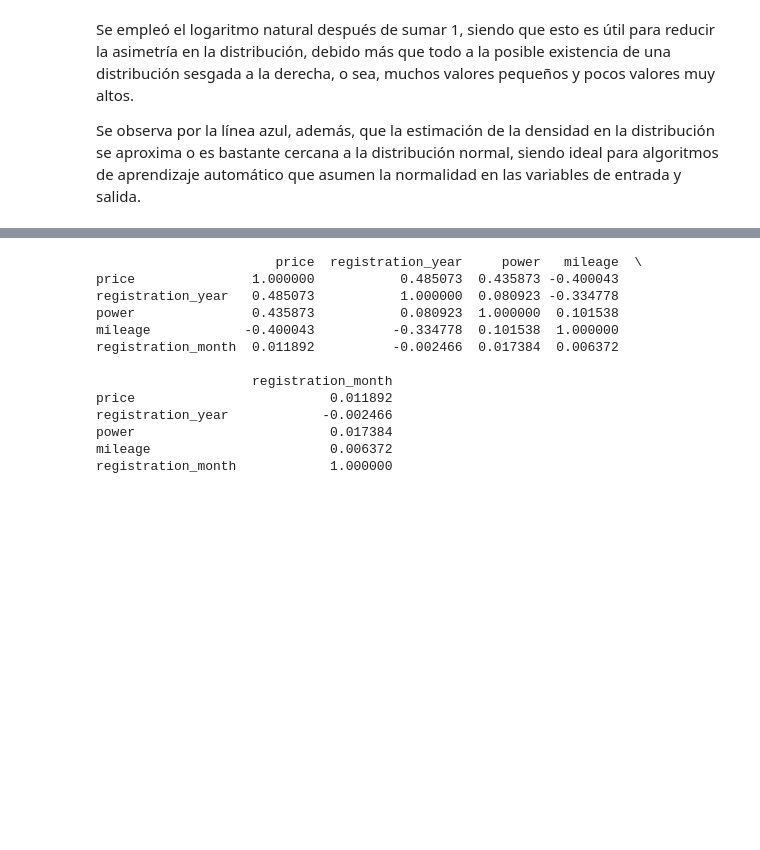
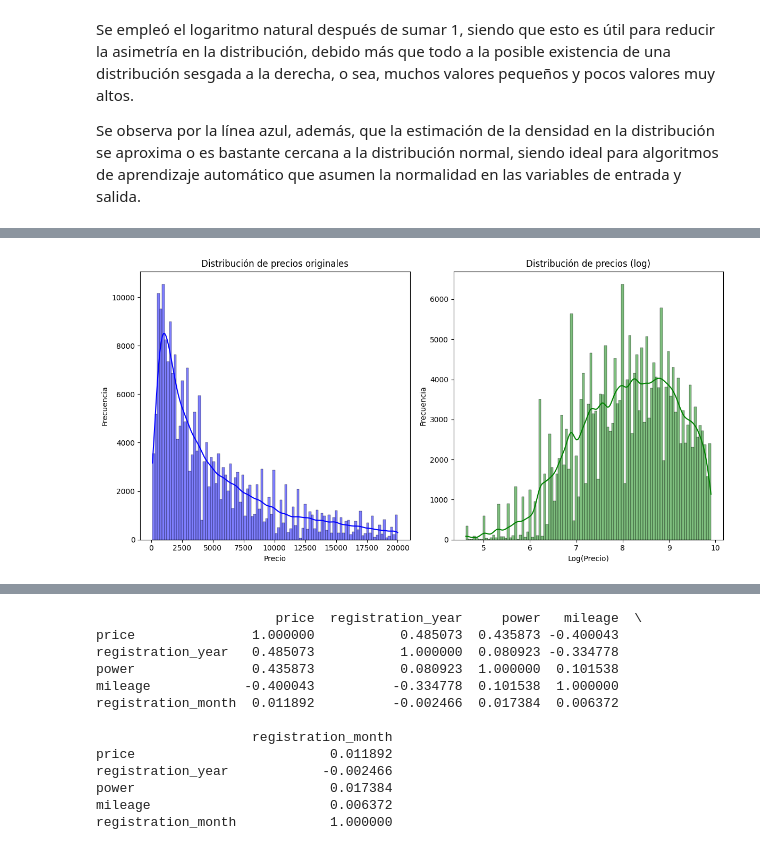
Before and after one commit to NickGuaramato/car_sales_RustyBargain, a Jupyter notebook: car_sales_RustyBargain.ipynb, the cells around one changed output, grey strips where cells are left out. Saved outputs shown, nothing was run; the diff lists cells and outputs as text; code cells hidden in the pictures; blank space fills up the shorter version.

```diff
--- a/car_sales_RustyBargain.ipynb
+++ b/car_sales_RustyBargain.ipynb
@@ -602,7 +650,9 @@ None
 # %%
 #Distribución. Variable objetivo 'price'
+log_price = np.log1p(df_new_filt['price'])
+
 plt.figure(figsize=(10, 5))
-sns.histplot(np.log1p(df_new_filt['price']), kde=True)
+sns.histplot(log_price, kde=True)
 plt.title('Distribución de precios (log)')
 plt.xlabel('Log(Price)')
 plt.ylabel('Frecuencia')
@@ -615,0 +730,21 @@ Se observa por la línea azul, además, que la estimación de la densidad en la
+# %%
+plt.figure(figsize=(12, 6))
+
+#precio original
+plt.subplot(1, 2, 1)
+sns.histplot(df_new_filt['price'], kde=True, color='blue')
+plt.title('Distribución de precios originales')
+plt.xlabel('Precio')
+plt.ylabel('Frecuencia')
+
+#Precio transformado (log)
+plt.subplot(1, 2, 2)
+sns.histplot(log_price, kde=True, color='green')
+plt.title('Distribución de precios (log)')
+plt.xlabel('Log(Precio)')
+plt.ylabel('Frecuencia')
+
+plt.tight_layout()
+plt.show()
+# %% [output]
+[figure, added]
```
Also changed, not shown: parts of 23 cells of this notebook, 9 other files.
